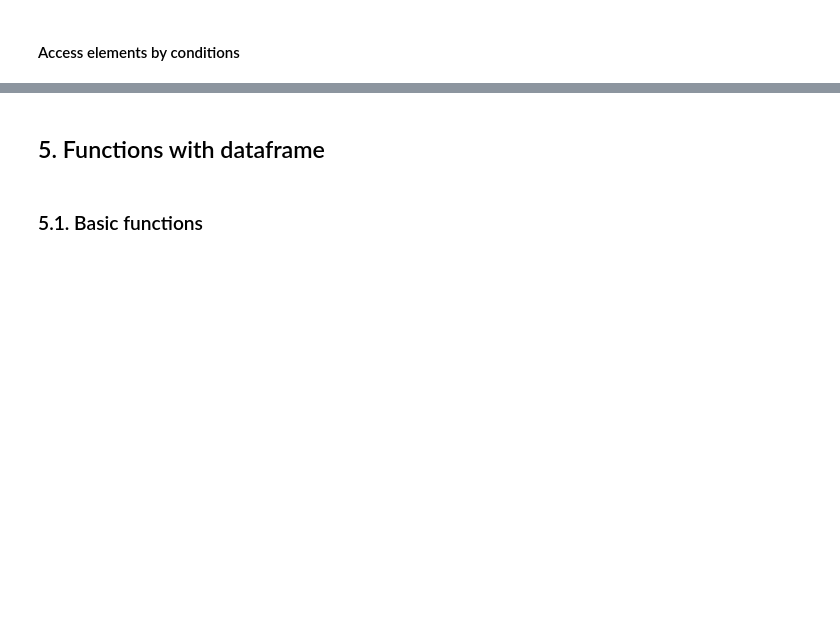
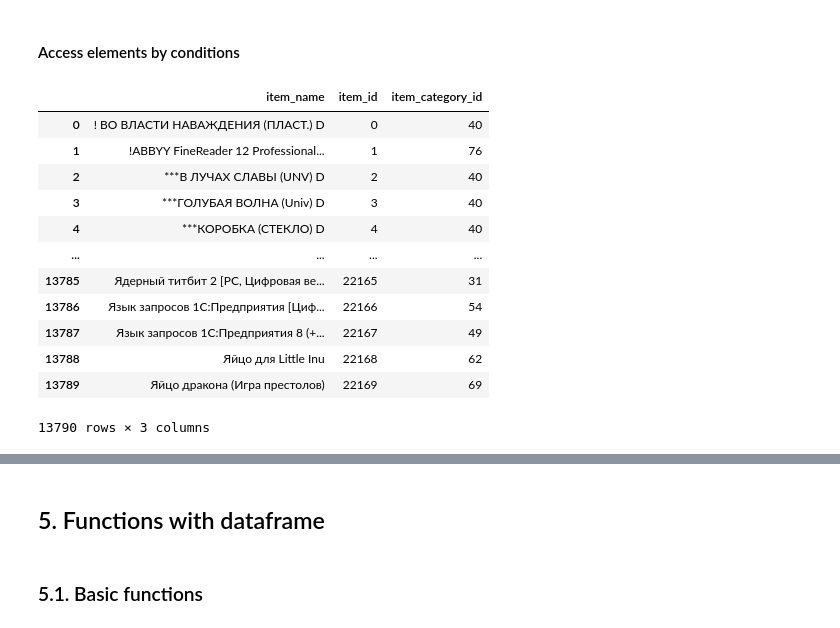
Before and after one commit to MinhHuuNguyen/mci-python, a Jupyter notebook: python_lv1/lectures/4_pandas_intro.ipynb, the cells around one changed output, grey strips where cells are left out. Cells and saved outputs as stored; diff of their text form; code cells hidden in the pictures; blank space fills up the shorter version.

```diff
--- a/python_lv1/lectures/4_pandas_intro.ipynb
+++ b/python_lv1/lectures/4_pandas_intro.ipynb
@@ -142,5 +266,21 @@ test_df.loc[[1, 2, 22168]]
 # %% [markdown]
 ####  Access elements by conditions
+# %%
+test_df
+# %% [output]
+|  | item_name | item_id | item_category_id |
+| 0 | ! ВО ВЛАСТИ НАВАЖДЕНИЯ (ПЛАСТ.) D | 0 | 40 |
+| 1 | !ABBYY FineReader 12 Professional... | 1 | 76 |
+| 2 | ***В ЛУЧАХ СЛАВЫ (UNV) D | 2 | 40 |
+| 3 | ***ГОЛУБАЯ ВОЛНА (Univ) D | 3 | 40 |
+| 4 | ***КОРОБКА (СТЕКЛО) D | 4 | 40 |
+| ... | ... | ... | ... |
+| 13785 | Ядерный титбит 2 [PC, Цифровая ве... | 22165 | 31 |
+| 13786 | Язык запросов 1С:Предприятия [Циф... | 22166 | 54 |
+| 13787 | Язык запросов 1С:Предприятия 8 (+... | 22167 | 49 |
+| 13788 | Яйцо для Little Inu | 22168 | 62 |
+| 13789 | Яйцо дракона (Игра престолов) | 22169 | 69 |
+13790 rows × 3 columns
 # %%
 # Access elements by condition in dataframe
 test_df[test_df.item_id > 1000]
```
Also changed, not shown: parts of 54 cells of this notebook, 4 other files.
